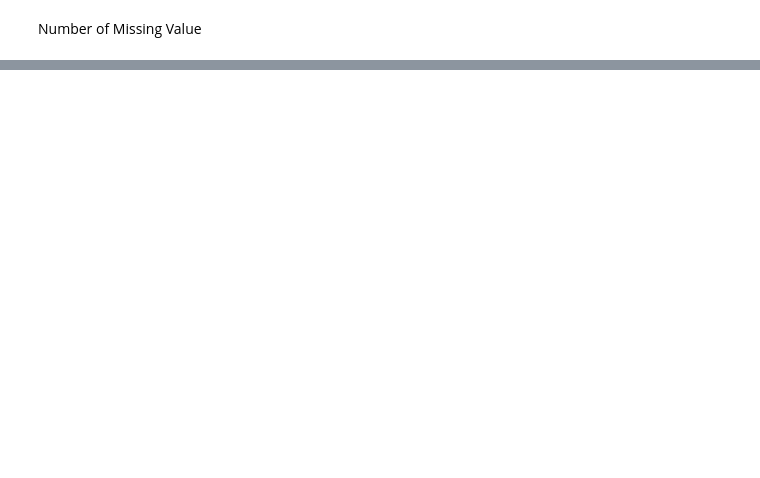
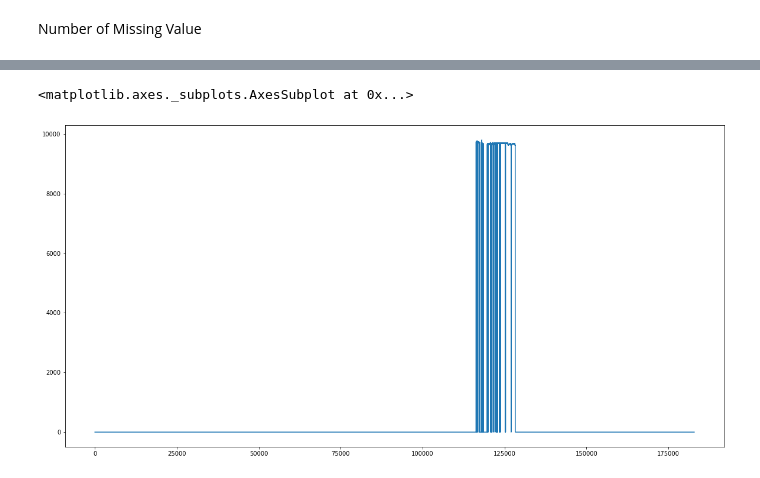
Before and after one commit to red-hat-bangkit/predict-ml, a Jupyter notebook: Predict.ipynb, the cells around one changed output, grey strips where cells are left out. Saved outputs shown, nothing was run; the diff lists cells and outputs as text; code cells hidden in the pictures; blank space fills up the shorter version.

```diff
--- a/Predict.ipynb
+++ b/Predict.ipynb
@@ -296,0 +236,8 @@ y=df_tmrain_tmwater['Banjir']
+# %%
+# There is high spikes (probably measurement error)
+max_idx = ds_tmrain_tmwater_waterlevel[ds_tmrain_tmwater_waterlevel == ds_tmrain_tmwater_waterlevel.max()].index[0]
+ds_tmrain_tmwater_waterlevel[max_idx] = water_level_value_replacement
+ds_tmrain_tmwater_waterlevel.plot()
+# %% [output]
+<matplotlib.axes._subplots.AxesSubplot at 0x...>
+[figure, added]
```
Also changed, not shown: parts of 57 cells of this notebook.
